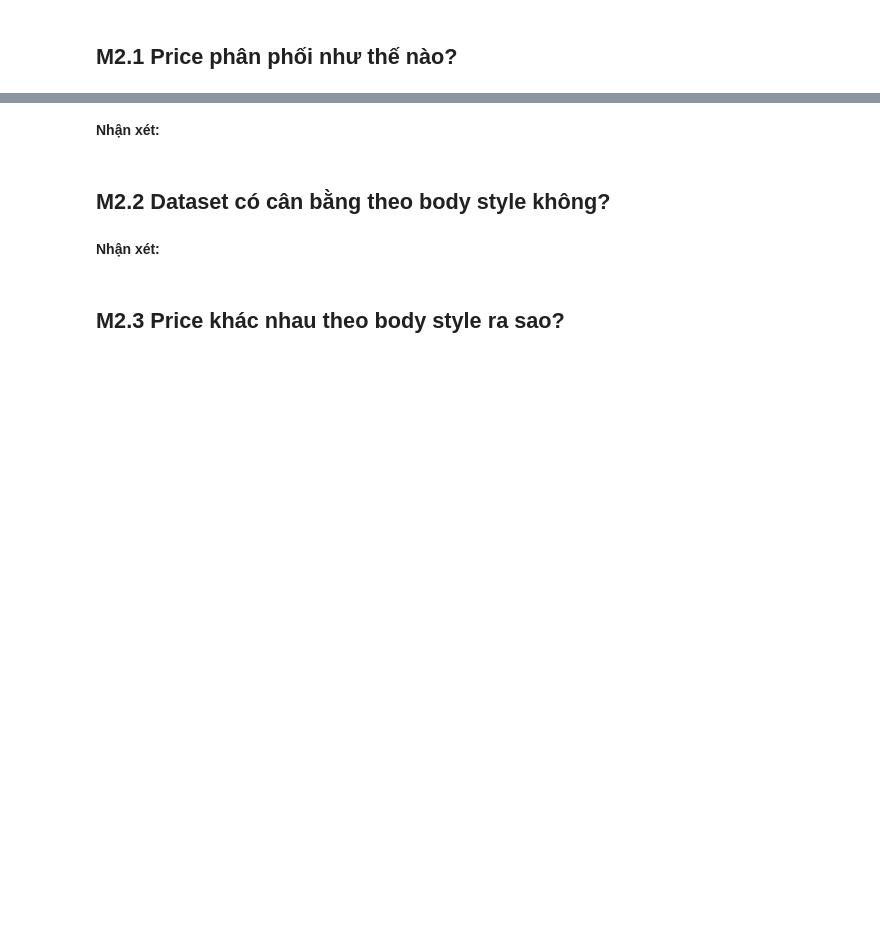
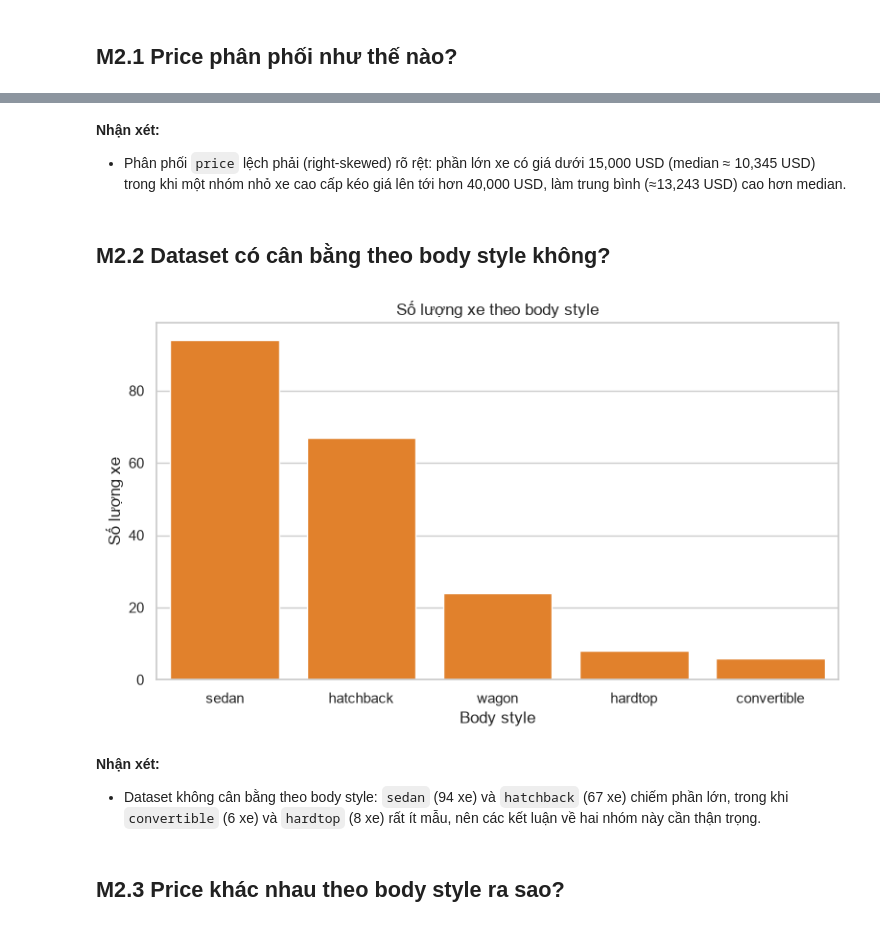
Before and after one commit to Thiennguyenut/mliot-pyml-2026-hw, a Jupyter notebook: week02/numpy-pandas-eda-hw/numpy_pandas_eda_hw.ipynb, the cells around one changed output, grey strips where cells are left out. Cells and saved outputs as stored; diff of their text form; code cells hidden in the pictures; blank space fills up the shorter version.

```diff
--- a/week02/numpy-pandas-eda-hw/numpy_pandas_eda_hw.ipynb
+++ b/week02/numpy-pandas-eda-hw/numpy_pandas_eda_hw.ipynb
@@ -340,11 +424,23 @@ Mỗi biểu đồ cần:
 # %% [markdown]
-**Nhận xét:** <!-- 1--2 câu -->
+**Nhận xét:**
+- Phân phối `price` lệch phải (right-skewed) rõ rệt: phần lớn xe có giá dưới 15,000 USD (median ≈ 10,345 USD) trong khi một nhóm nhỏ xe cao cấp kéo giá lên tới hơn 40,000 USD, làm trung bình (≈13,243 USD) cao hơn median.
 # %% [markdown]
 ## M2.2 Dataset có cân bằng theo body style không?
 # %%
 # TODO M2.2: countplot của body_style
+fig, ax = plt.subplots()
+order = analysis_df["body_style"].value_counts().index
+sns.countplot(data=analysis_df, x="body_style", order=order, color="tab:orange", ax=ax)
+ax.set_title("Số lượng xe theo body style")
+ax.set_xlabel("Body style")
+ax.set_ylabel("Số lượng xe")
+plt.tight_layout()
+plt.show()
+# %% [output]
+[figure, added]
 # %% [markdown]
-**Nhận xét:** <!-- 1--2 câu -->
+**Nhận xét:**
+- Dataset không cân bằng theo body style: `sedan` (94 xe) và `hatchback` (67 xe) chiếm phần lớn, trong khi `convertible` (6 xe) và `hardtop` (8 xe) rất ít mẫu, nên các kết luận về hai nhóm này cần thận trọng.
 # %% [markdown]
 ## M2.3 Price khác nhau theo body style ra sao?
 # %%
```
Also changed, not shown: parts of 18 cells of this notebook.
